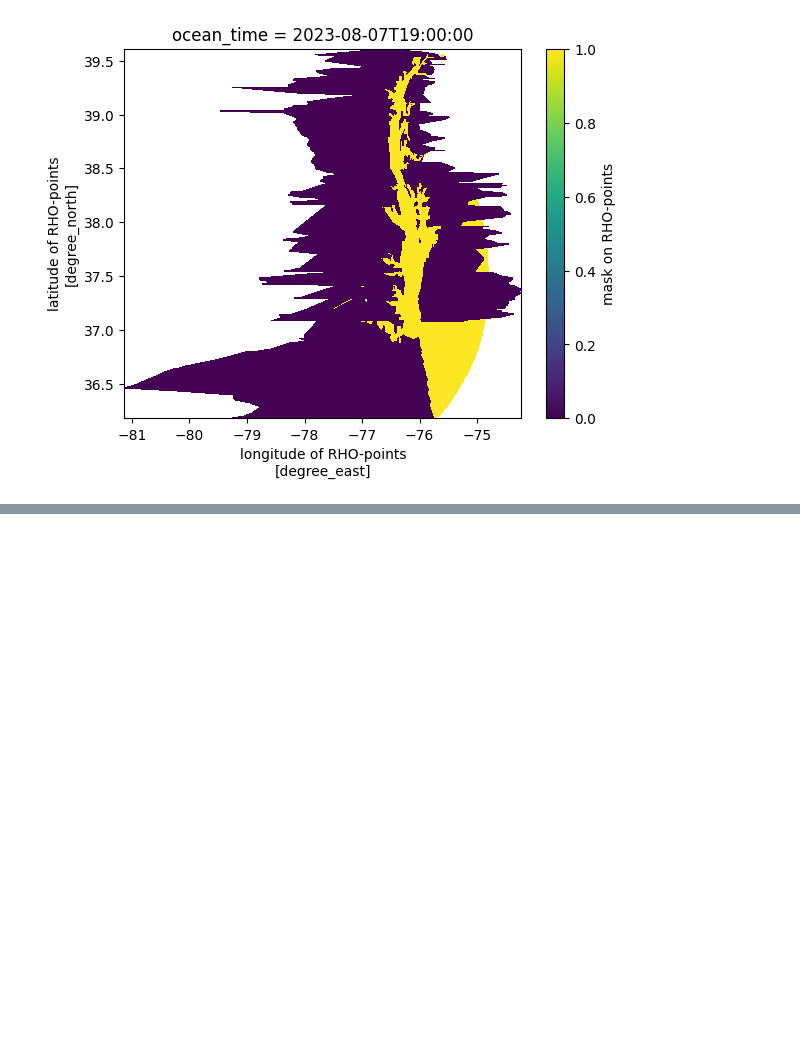
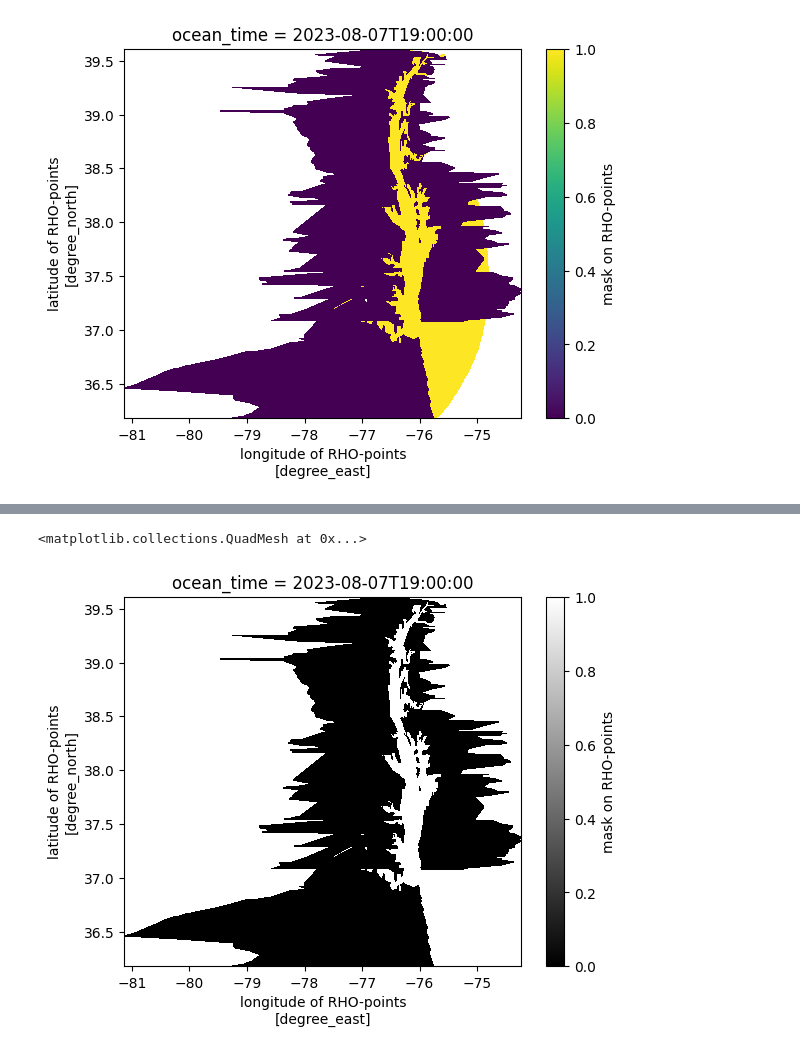
Before and after one commit to mpiannucci/ocean-notebooks, a Jupyter notebook: cbofs_best.ipynb, the cells around one changed output, grey strips where cells are left out. Saved outputs shown, nothing was run; the diff lists cells and outputs as text; code cells hidden in the pictures; blank space fills up the shorter version.

```diff
--- a/cbofs_best.ipynb
+++ b/cbofs_best.ipynb
@@ -51,0 +61,5 @@ plt.scatter(lon_masked, lat_masked, c=sal_masked, cmap='jet', s=1)
+# %%
+mask.plot(x='lon_rho', y='lat_rho', cmap='gray')
+# %% [output]
+<matplotlib.collections.QuadMesh at 0x...>
+[figure, added]
```
Also changed, not shown: parts of 5 cells of this notebook, 3 other files.
